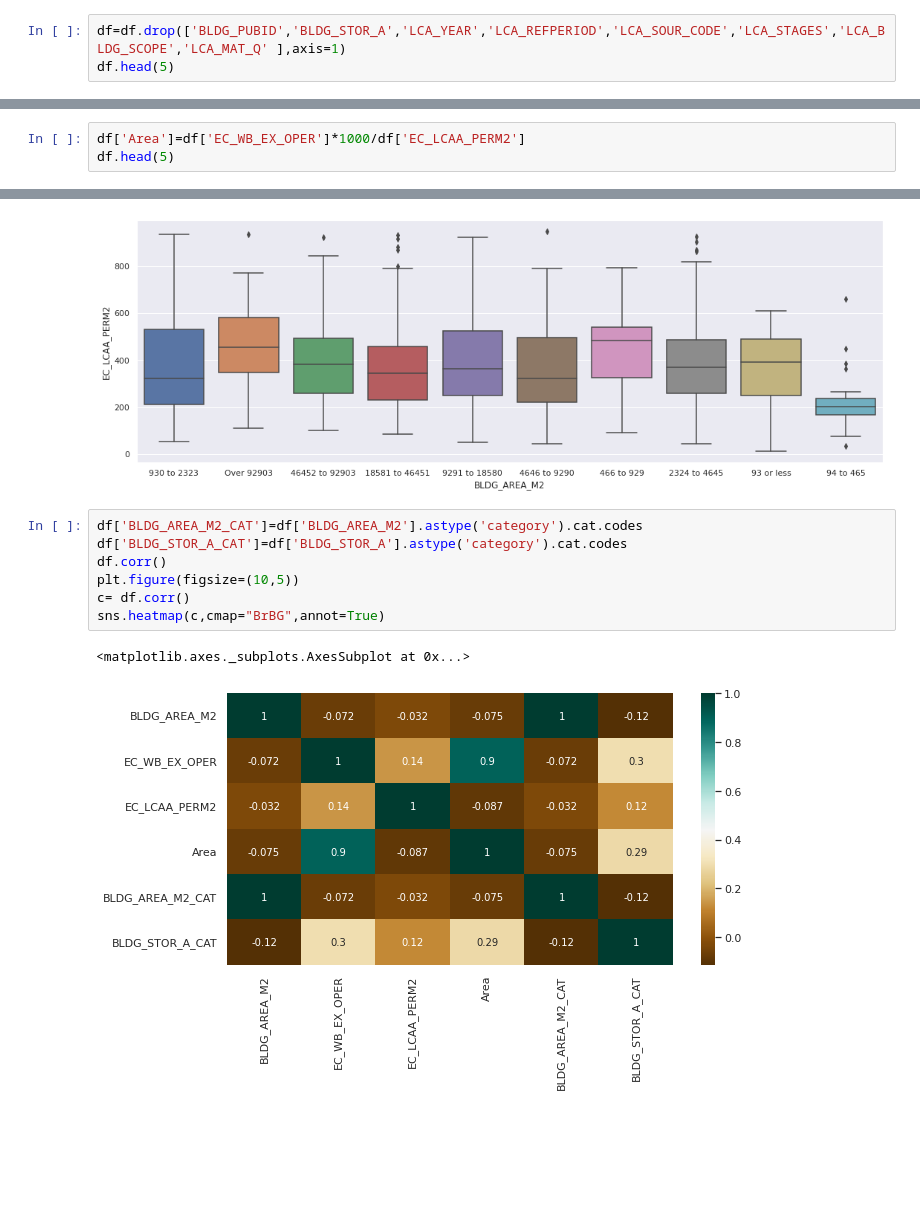
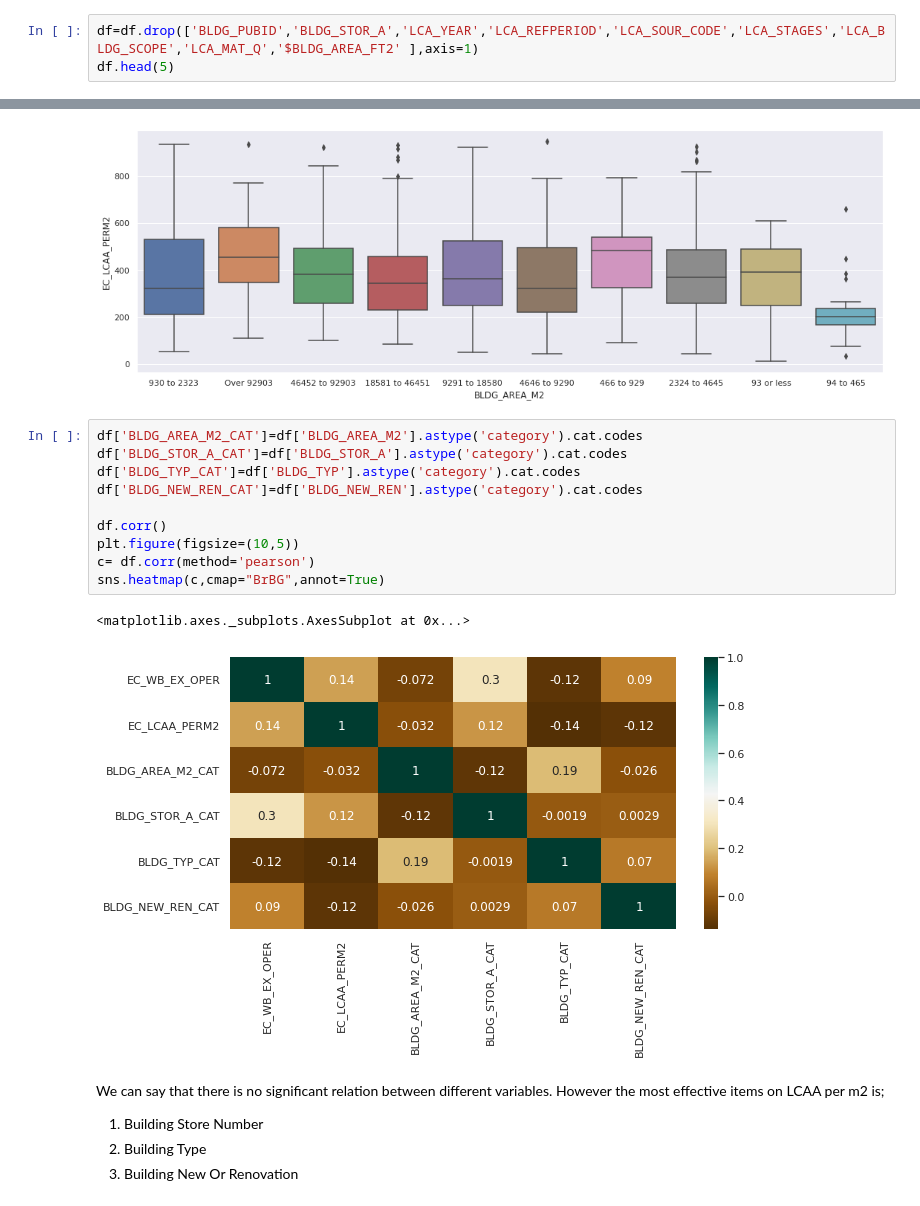
Before and after one commit to Aydino/carbon-footprint-analysis, a Jupyter notebook: Carbon.ipynb, the cells around one changed output, grey strips where cells are left out. Saved outputs shown, nothing was run; the diff lists cells and outputs as text; blank space fills up the shorter version.

```diff
--- a/Carbon.ipynb
+++ b/Carbon.ipynb
@@ -50,6 +57,6 @@ dtype: object
 # %% [markdown]
 Dropping irrelevant columns
 # %%
-df=df.drop(['BLDG_PUBID','BLDG_STOR_A','LCA_YEAR','LCA_REFPERIOD','LCA_SOUR_CODE','LCA_STAGES','LCA_BLDG_SCOPE','LCA_MAT_Q' ],axis=1)
+df=df.drop(['BLDG_PUBID','BLDG_STOR_A','LCA_YEAR','LCA_REFPERIOD','LCA_SOUR_CODE','LCA_STAGES','LCA_BLDG_SCOPE','LCA_MAT_Q','$BLDG_AREA_FT2' ],axis=1)
 df.head(5)
 # %% [output]
@@ -175,5 +178,2 @@ df.head(5)
 # %% [markdown]
 Add column
-# %%
-df['Area']=df['EC_WB_EX_OPER']*1000/df['EC_LCAA_PERM2']
-df.head(5)
@@ -274,10 +267,19 @@ ax = sns.boxplot(x='BLDG_AREA_M2', y='EC_LCAA_PERM2', data=df, orient="v")
 # %%
 df['BLDG_AREA_M2_CAT']=df['BLDG_AREA_M2'].astype('category').cat.codes
 df['BLDG_STOR_A_CAT']=df['BLDG_STOR_A'].astype('category').cat.codes
+df['BLDG_TYP_CAT']=df['BLDG_TYP'].astype('category').cat.codes
+df['BLDG_NEW_REN_CAT']=df['BLDG_NEW_REN'].astype('category').cat.codes
+
 df.corr()
 plt.figure(figsize=(10,5))
-c= df.corr()
+c= df.corr(method='pearson')
 sns.heatmap(c,cmap="BrBG",annot=True)
 # %% [output]
 <matplotlib.axes._subplots.AxesSubplot at 0x...>
-[figure, old version]
+[figure, new version]
+# %% [markdown]
+We can say that there is no significant relation between different variables. However the most effective items on LCAA per m2 is;
+
+1.   Building Store Number
+2.   Building Type
+3.   Building New Or Renovation
```
Also changed, not shown: parts of 25 cells of this notebook.
